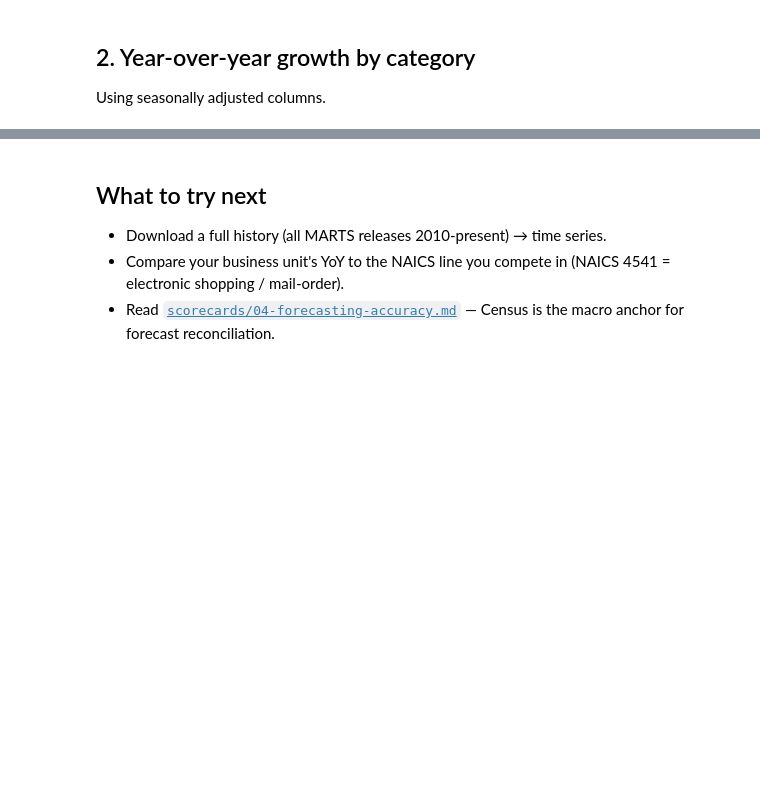
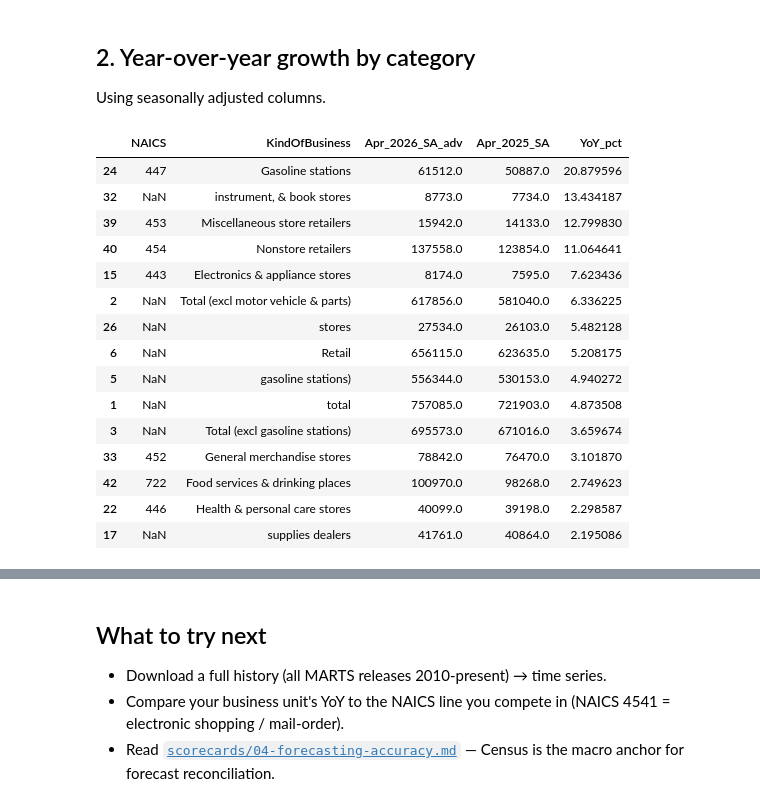
Before and after one commit to rkharwar-nv/dataset_analysis, a Jupyter notebook: notebooks/02-census-mrts-quickstart.ipynb, the cells around one changed output, grey strips where cells are left out. Drawn from its saved outputs; the diff is of its cells as text; code cells hidden in the pictures; blank space fills up the shorter version.

```diff
--- a/notebooks/02-census-mrts-quickstart.ipynb
+++ b/notebooks/02-census-mrts-quickstart.ipynb
@@ -47,7 +81,24 @@ data.head(10)
 Using seasonally adjusted columns.
 # %%
 data['YoY_pct'] = (data['Apr_2026_SA_adv'] - data['Apr_2025_SA']) / data['Apr_2025_SA'] * 100
-data_with_growth = data.dropna(subset=['Apr_2026_SA_adv', 'Apr_2025_SA']).copy()
-data_with_growth = data_with_growth.sort_values('YoY_pct', ascending=False)
-data_with_growth[['NAICS', 'KindOfBusiness', 'Apr_2026_SA_adv', 'Apr_2025_SA', 'YoY_pct']].head(15)
+g = data.dropna(subset=['Apr_2026_SA_adv', 'Apr_2025_SA', 'YoY_pct']).copy()
+g = g.sort_values('YoY_pct', ascending=False)
+g[['NAICS', 'KindOfBusiness', 'Apr_2026_SA_adv', 'Apr_2025_SA', 'YoY_pct']].head(15)
+# %% [output]
+|  | NAICS | KindOfBusiness | Apr_2026_SA_adv | Apr_2025_SA | YoY_pct |
+| 24 | 447 | Gasoline stations | 61512.0 | 50887.0 | 20.879596 |
+| 32 | NaN | instrument, & book stores | 8773.0 | 7734.0 | 13.434187 |
+| 39 | 453 | Miscellaneous store retailers | 15942.0 | 14133.0 | 12.799830 |
+| 40 | 454 | Nonstore retailers | 137558.0 | 123854.0 | 11.064641 |
+| 15 | 443 | Electronics & appliance stores | 8174.0 | 7595.0 | 7.623436 |
+| 2 | NaN | Total (excl motor vehicle & parts) | 617856.0 | 581040.0 | 6.336225 |
+| 26 | NaN | stores | 27534.0 | 26103.0 | 5.482128 |
+| 6 | NaN | Retail | 656115.0 | 623635.0 | 5.208175 |
+| 5 | NaN | gasoline stations) | 556344.0 | 530153.0 | 4.940272 |
+| 1 | NaN | total | 757085.0 | 721903.0 | 4.873508 |
+| 3 | NaN | Total (excl gasoline stations) | 695573.0 | 671016.0 | 3.659674 |
+| 33 | 452 | General merchandise stores | 78842.0 | 76470.0 | 3.101870 |
+| 42 | 722 | Food services & drinking places | 100970.0 | 98268.0 | 2.749623 |
+| 22 | 446 | Health & personal care stores | 40099.0 | 39198.0 | 2.298587 |
+| 17 | NaN | supplies dealers | 41761.0 | 40864.0 | 2.195086 |
 # %%
```
Also changed, not shown: parts of 5 cells of this notebook, 1 other file.
